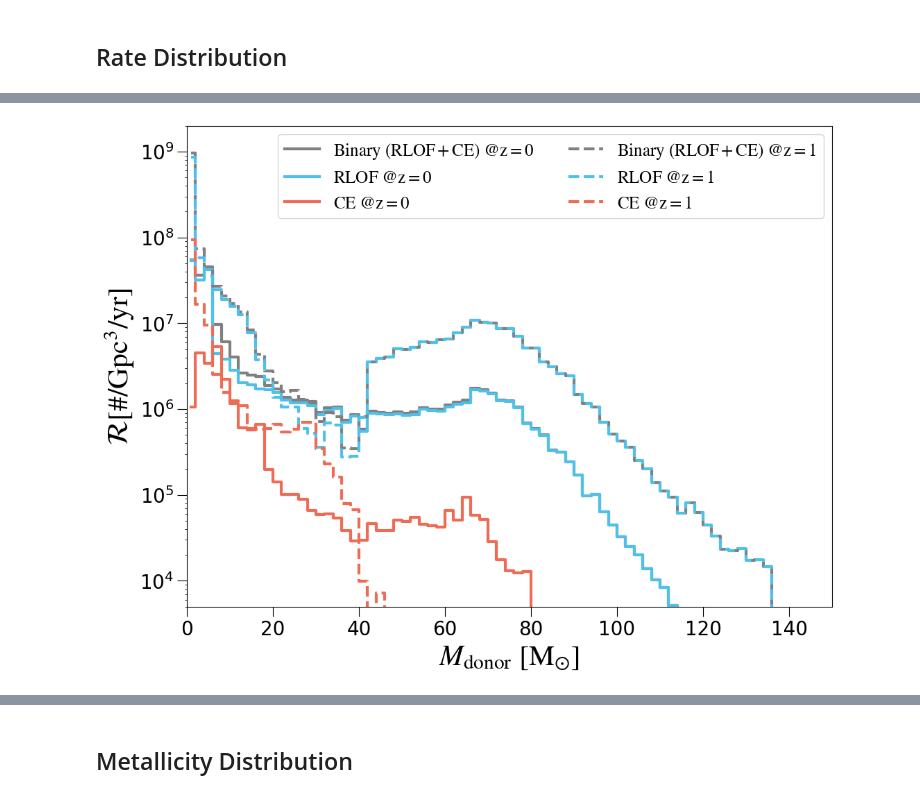
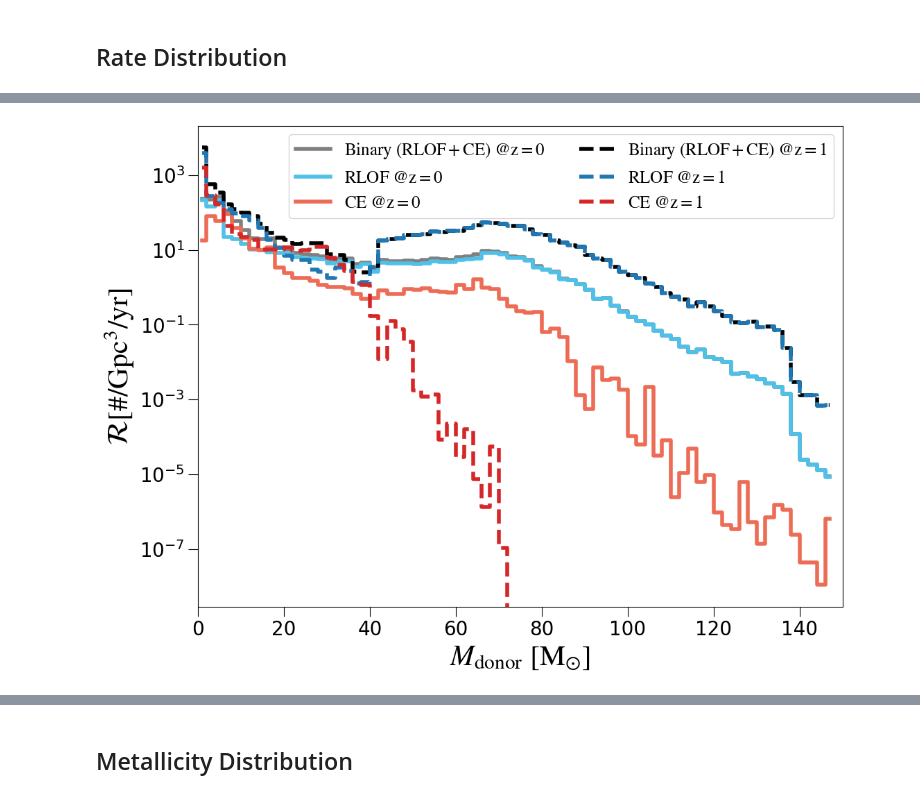
Before and after one commit to KohkiUno/hypernebula_analysis, a Jupyter notebook: distribution.ipynb, the cells around one changed output, grey strips where cells are left out. Saved outputs shown, nothing was run; the diff lists cells and outputs as text; code cells hidden in the pictures.

```diff
--- a/distribution.ipynb
+++ b/distribution.ipynb
@@ -103,10 +102,10 @@ for key in SYS_keys:
     SYS[key] = File['BSE_System_Parameters'][key][()]
 File.close()
 
-with open('./sampling_data/mt_edd10.pkl', 'rb') as file:
+with open('./sampling_data/mt_edd100.pkl', 'rb') as file:
     mt_edd100 = pickle.load(file)
 
-with open('./sampling_data/ce_edd10.pkl', 'rb') as file:
+with open('./sampling_data/ce_edd100.pkl', 'rb') as file:
     ce_edd100 = pickle.load(file)
 
 SYS_mt = SYS[np.in1d(SYS['SEED'], mt_edd100['SEED'])]
@@ -523,14 +520,11 @@ def find_formation_rates(n_binaries, redshifts, n_formed, dPdlogZ, metallicities
 # n_SYS = len(SYS)
 n_mt = len(mt)
 n_ce = len(ce)
+n_formed = sfr / Average_SF_mass_needed.value
 
-binary_fraction = 0.7
-mt_formed = sum(mt['mixture_weight']) * sfr / Average_SF_mass_needed.value
-ce_formed = sum(ce['mixture_weight']) * sfr / Average_SF_mass_needed.value
-
-mt_formation_rate = find_formation_rates(n_mt, redshifts, mt_formed, dPdlogZ, metallicities, p_draw_metallicity,
+mt_formation_rate = find_formation_rates(n_mt, redshifts, n_formed, dPdlogZ, metallicities, p_draw_metallicity,
                                          mt['Metallicity@ZAMS(1)'], mt['mixture_weight'])
-ce_formation_rate = find_formation_rates(n_ce, redshifts, ce_formed, dPdlogZ, metallicities, p_draw_metallicity,
+ce_formation_rate = find_formation_rates(n_ce, redshifts, n_formed, dPdlogZ, metallicities, p_draw_metallicity,
                                          ce['Metallicity@ZAMS(1)'], ce['mixture_weight'])
 # %%
 mt['rate_z0'] = mt_formation_rate[:, 0]
@@ -674,42 +640,42 @@ plt.show()
 # %%
 # Then plot it!
 ####################
 fig, ax = plt.subplots(figsize = (12,9))
 
 ax.step(mass_center_bins, hist_rate_z0_mt_aD+hist_rate_z0_ce_aD, where='mid', color=color_list[1],
-        label=r'$\mathrm{Binary \ (RLOF+CE) \ @z=0}$', lw=3)
+        label=r'$\mathrm{Binary \ (RLOF+CE) \ @z=0}$', lw=4)
 ax.step(mass_center_bins, hist_rate_z0_mt_aD, where='mid', color=color_list[2],
-        label='$\mathrm{RLOF \ @z=0}$', lw=3)
+        label='$\mathrm{RLOF \ @z=0}$', lw=4)
 ax.step(mass_center_bins, hist_rate_z0_ce_aD, where='mid', color=color_list[3],
-        label='$\mathrm{CE \ @z=0}$', lw=3)
+        label='$\mathrm{CE \ @z=0}$', lw=4)
 
 
-ax.step(mass_center_bins, hist_rate_z1_mt_aD+hist_rate_z1_ce_aD, where='mid', color=color_list[1],
-        label=r'$\mathrm{Binary \ (RLOF+CE) \ @z=1}$', lw=3, ls='dashed')
-ax.step(mass_center_bins, hist_rate_z1_mt_aD, where='mid', color=color_list[2],
-        label='$\mathrm{RLOF \ @z=1}$', lw=3, ls='dashed')
-ax.step(mass_center_bins, hist_rate_z1_ce_aD, where='mid', color=color_list[3],
-        label='$\mathrm{CE \ @z=1}$', lw=3, ls='dashed')
+ax.step(mass_center_bins, hist_rate_z1_mt_aD+hist_rate_z1_ce_aD, where='mid', color='black',
+        label=r'$\mathrm{Binary \ (RLOF+CE) \ @z=1}$', lw=4, ls='dashed')
+ax.step(mass_center_bins, hist_rate_z1_mt_aD, where='mid', color='tab:blue',
+        label='$\mathrm{RLOF \ @z=1}$', lw=4, ls='dashed')
+ax.step(mass_center_bins, hist_rate_z1_ce_aD, where='mid', color='tab:red',
+        label='$\mathrm{CE \ @z=1}$', lw=4, ls='dashed')
 
 
 ########
 ax.tick_params(axis='both', which='major', labelsize=20, size=10)
 plt.xticks(fontsize=20)
 plt.yticks(fontsize=20)
 plt.locator_params(axis='y', nbins=6)
 
 ax.set_xlim([0.0, 150])
-ax.set_ylim([5e3, 2e9])
+# ax.set_ylim([5e3, 2e9])
 
 plt.xlabel(r'$M_{\mathrm{donor}} \ {\mathrm{[M_{\odot}]}}$', fontsize = 30)
 plt.ylabel(r'$\mathcal{R} \mathrm{[\# /Gpc^3 / yr]}$', fontsize = 30)
 
 plt.yscale('log')
 plt.legend(fontsize = 18, ncol=2)
-# plt.savefig('./Fig_paper/mass_distribution_D.pdf', bbox_inches='tight', pad_inches=0.1)
+plt.savefig('./Fig_paper/rate_distribution_aD.pdf', bbox_inches='tight', pad_inches=0.1)
 plt.show()
 # %% [output]
-[figure, old version]
+[figure, new version]
 # %%
 # Then plot it!
 ####################
```
Also changed, not shown: parts of 26 cells of this notebook.
